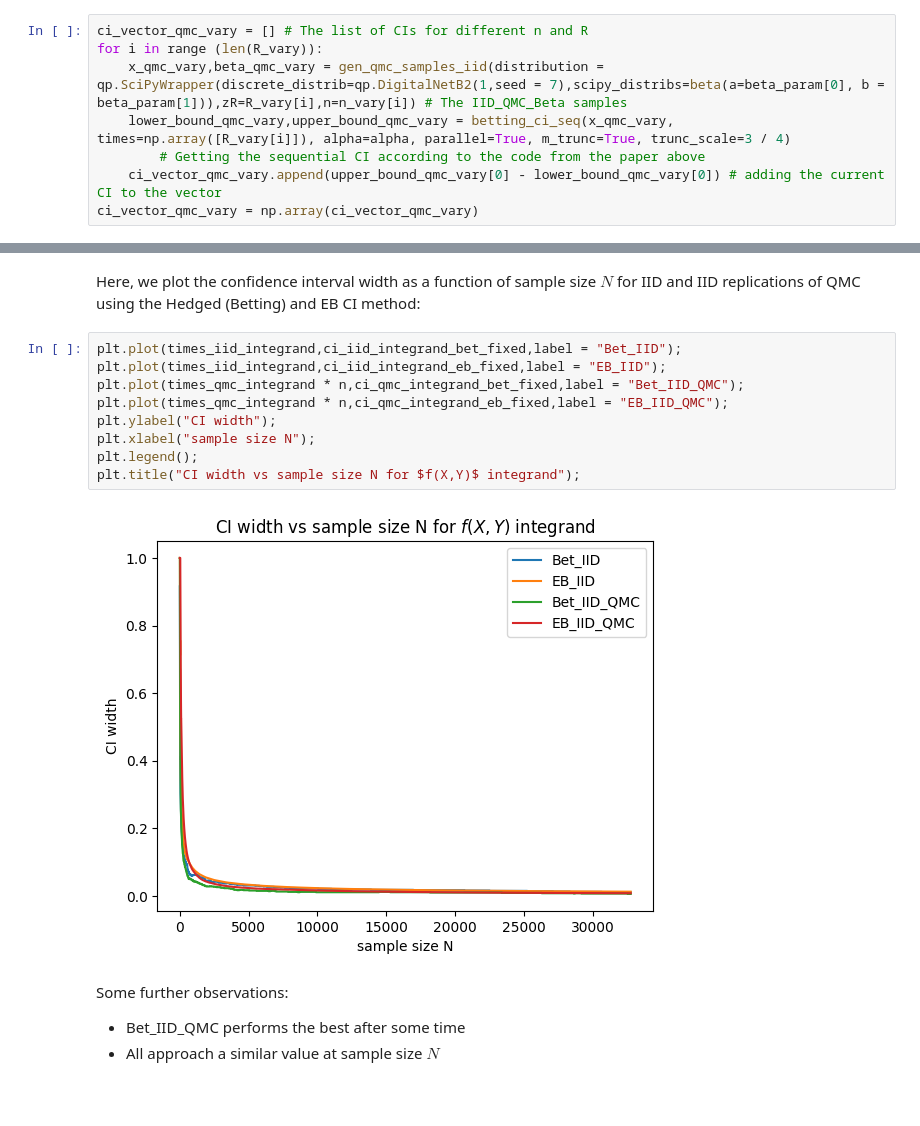
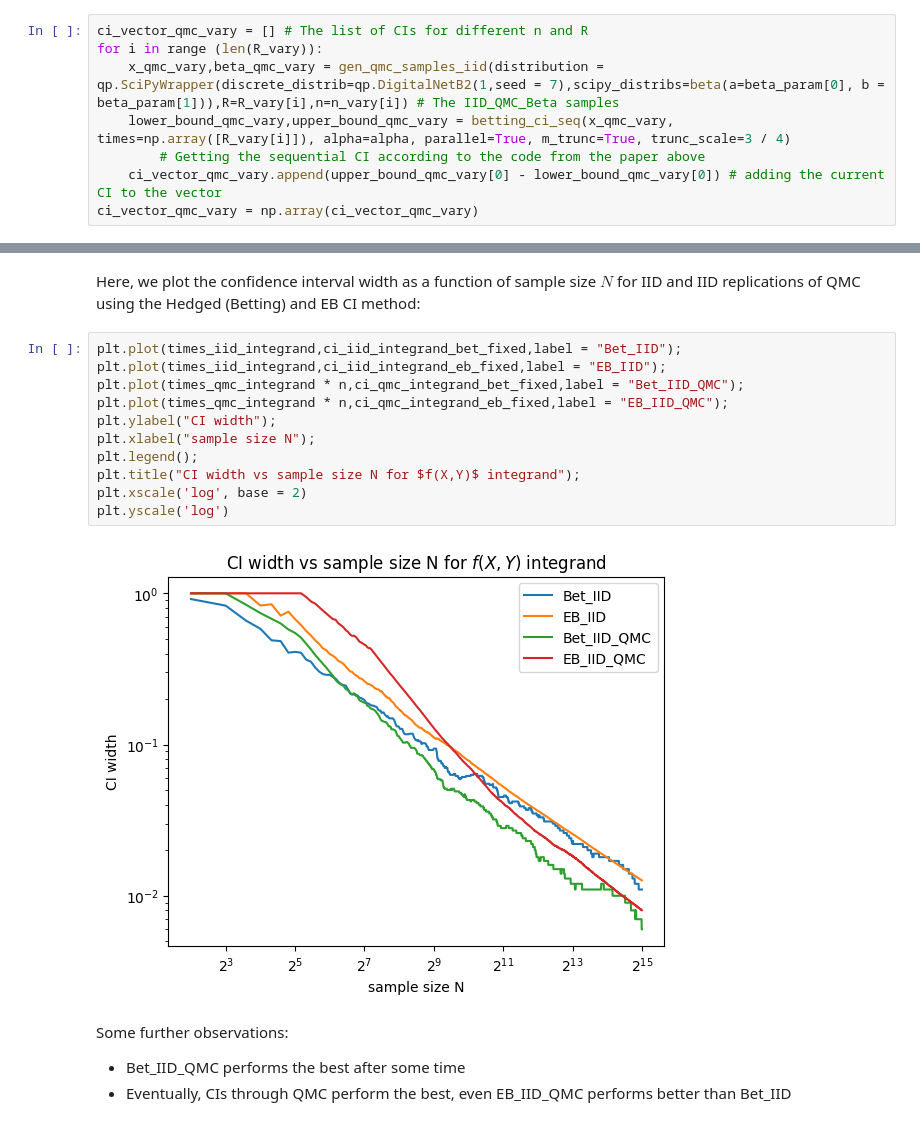
Before and after one commit to aaditj1962161/Betting-Paper-Simulations-for-QMC, a Jupyter notebook: simulations/Fixed-time/Betting IID vs QMC.ipynb, the cells around one changed output, grey strips where cells are left out. Saved outputs shown, nothing was run; the diff lists cells and outputs as text; blank space fills up the shorter version.

Commit message:
log scale for graphs

```diff
--- a/simulations/Fixed-time/Betting IID vs QMC.ipynb
+++ b/simulations/Fixed-time/Betting IID vs QMC.ipynb
@@ -237,7 +237,7 @@ IID_QMC_Beta numerical experiments:
 # %%
 ci_vector_qmc_vary = [] # The list of CIs for different n and R
 for i in range (len(R_vary)):
-    x_qmc_vary,beta_qmc_vary = gen_qmc_samples_iid(distribution = qp.SciPyWrapper(discrete_distrib=qp.DigitalNetB2(1,seed = 7),scipy_distribs=beta(a=beta_param[0], b = beta_param[1])),zR=R_vary[i],n=n_vary[i]) # The IID_QMC_Beta samples
+    x_qmc_vary,beta_qmc_vary = gen_qmc_samples_iid(distribution = qp.SciPyWrapper(discrete_distrib=qp.DigitalNetB2(1,seed = 7),scipy_distribs=beta(a=beta_param[0], b = beta_param[1])),R=R_vary[i],n=n_vary[i]) # The IID_QMC_Beta samples
     lower_bound_qmc_vary,upper_bound_qmc_vary = betting_ci_seq(x_qmc_vary, times=np.array([R_vary[i]]), alpha=alpha, parallel=True, m_trunc=True, trunc_scale=3 / 4)
         # Getting the sequential CI according to the code from the paper above
     ci_vector_qmc_vary.append(upper_bound_qmc_vary[0] - lower_bound_qmc_vary[0]) # adding the current CI to the vector
@@ -726,15 +760,17 @@ Here, we plot the confidence interval width as a function of sample size $N$ for
 # %%
 plt.plot(times_iid_integrand,ci_iid_integrand_bet_fixed,label = "Bet_IID");
 plt.plot(times_iid_integrand,ci_iid_integrand_eb_fixed,label = "EB_IID");
 plt.plot(times_qmc_integrand * n,ci_qmc_integrand_bet_fixed,label = "Bet_IID_QMC");
 plt.plot(times_qmc_integrand * n,ci_qmc_integrand_eb_fixed,label = "EB_IID_QMC");
 plt.ylabel("CI width");
 plt.xlabel("sample size N");
 plt.legend();
 plt.title("CI width vs sample size N for $f(X,Y)$ integrand");
+plt.xscale('log', base = 2)
+plt.yscale('log')
 # %% [output]
-[figure, old version]
+[figure, new version]
 # %% [markdown]
 Some further observations:
 * Bet_IID_QMC performs the best after some time
-* All approach a similar value at sample size $N$
+* Eventually, CIs through QMC perform the best, even EB_IID_QMC performs better than Bet_IID
```
Also changed, not shown: parts of 11 cells of this notebook.
